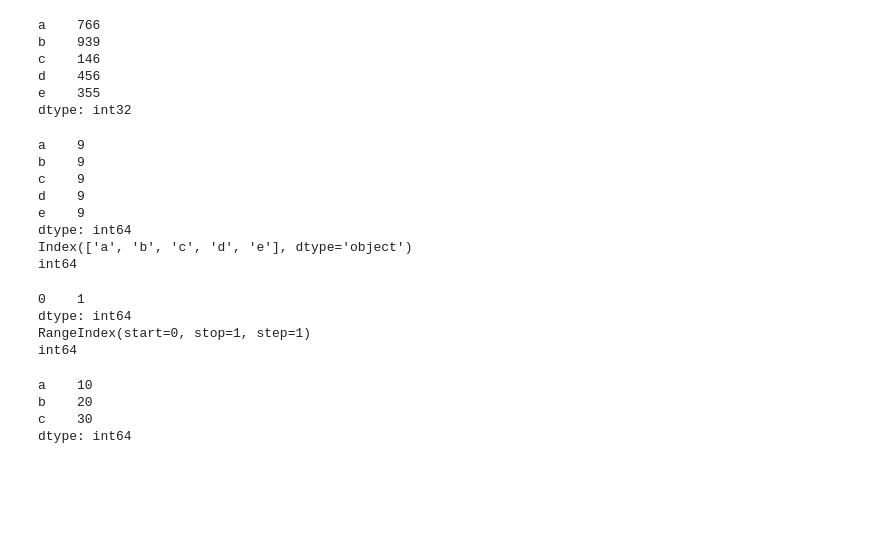
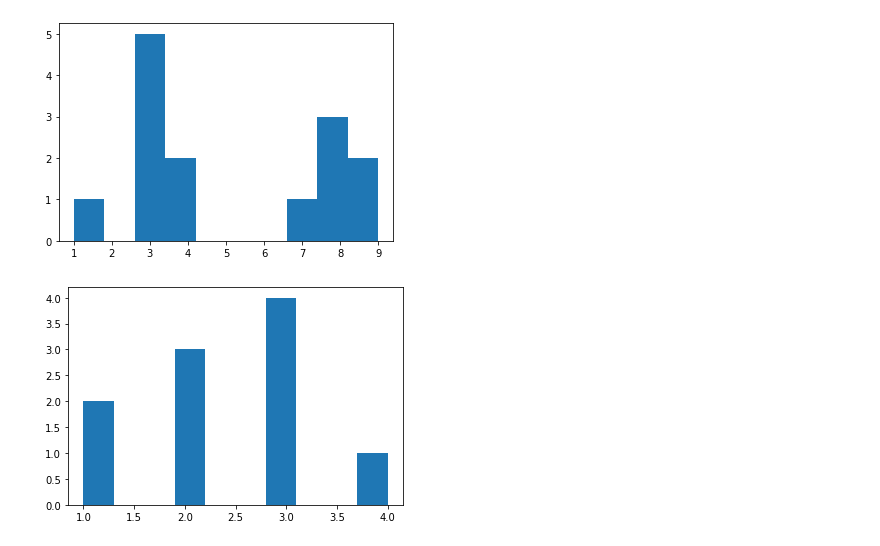
Before and after one commit to iamRakeshdhami/python_core, a Jupyter notebook: class2.ipynb, the cells around one changed output. Drawn from its saved outputs; the diff is of its cells as text; code cells hidden in the pictures; blank space fills up the shorter version.

```diff
--- a/class2.ipynb
+++ b/class2.ipynb
@@ -105,45 +4,12 @@ import numpy as np
-# %%
-x = pd.Series(np.random.randint(100,1000,5), index = ["a","b","c","d","e"])
-print(x)
-# %% [output]
-a    766
-b    939
-c    146
-d    456
-e    355
-dtype: int32
-# %%
-x = pd.Series(np.random.randint(15), index = ["a","b","c","d","e"])
-print(x)
-print(x.index)
-print(x.dtype)
-# %% [output]
-a    9
-b    9
-c    9
-d    9
-e    9
-dtype: int64
-Index(['a', 'b', 'c', 'd', 'e'], dtype='object')
-int64
-# %%
-x = pd.Series(np.random.randint(2))
-print(x)
-print(x.index)
-print(x.dtype)
-# %% [output]
-0    1
-dtype: int64
-RangeIndex(start=0, stop=1, step=1)
-int64
-# %%
-# series can be initiaed from dicts
-# series object from dictionary
-
-x = pd.Series({"a":10,"b":20,"c":30})
-print(x)
-# %% [output]
-a    10
-b    20
-c    30
-dtype: int64
+# %%
+data =[1,3,3,3,3,3,9,9,4,4,8,8,8,7]
+plt.hist(data)
+plt.show()
+# %% [output]
+[figure, added]
+# %%
+z=[1,1,2,2,2,3,3,3,3,4]
+plt.hist(z)
+plt.show()
+# %% [output]
+[figure, added]
```
Also changed, not shown: parts of 35 cells of this notebook.
